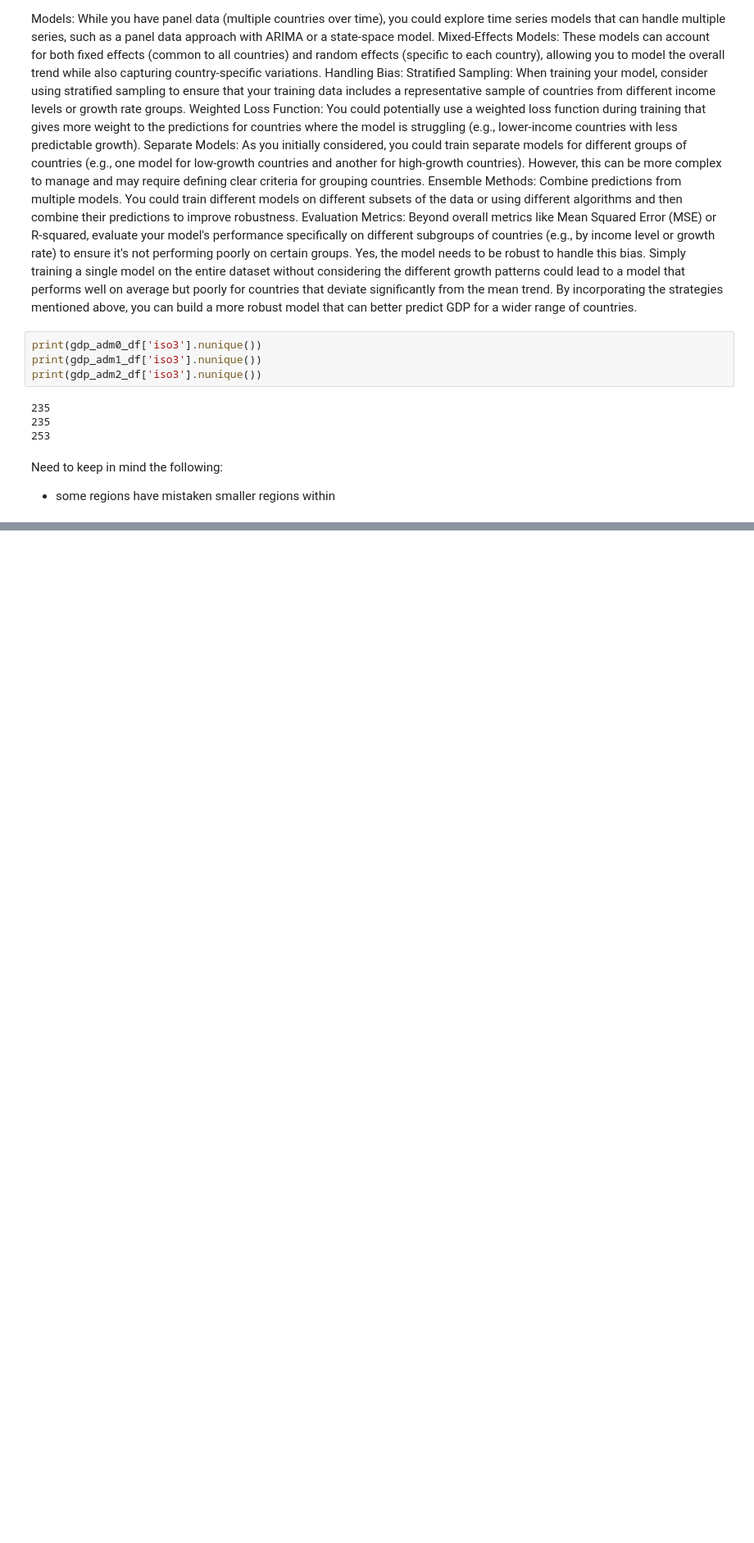
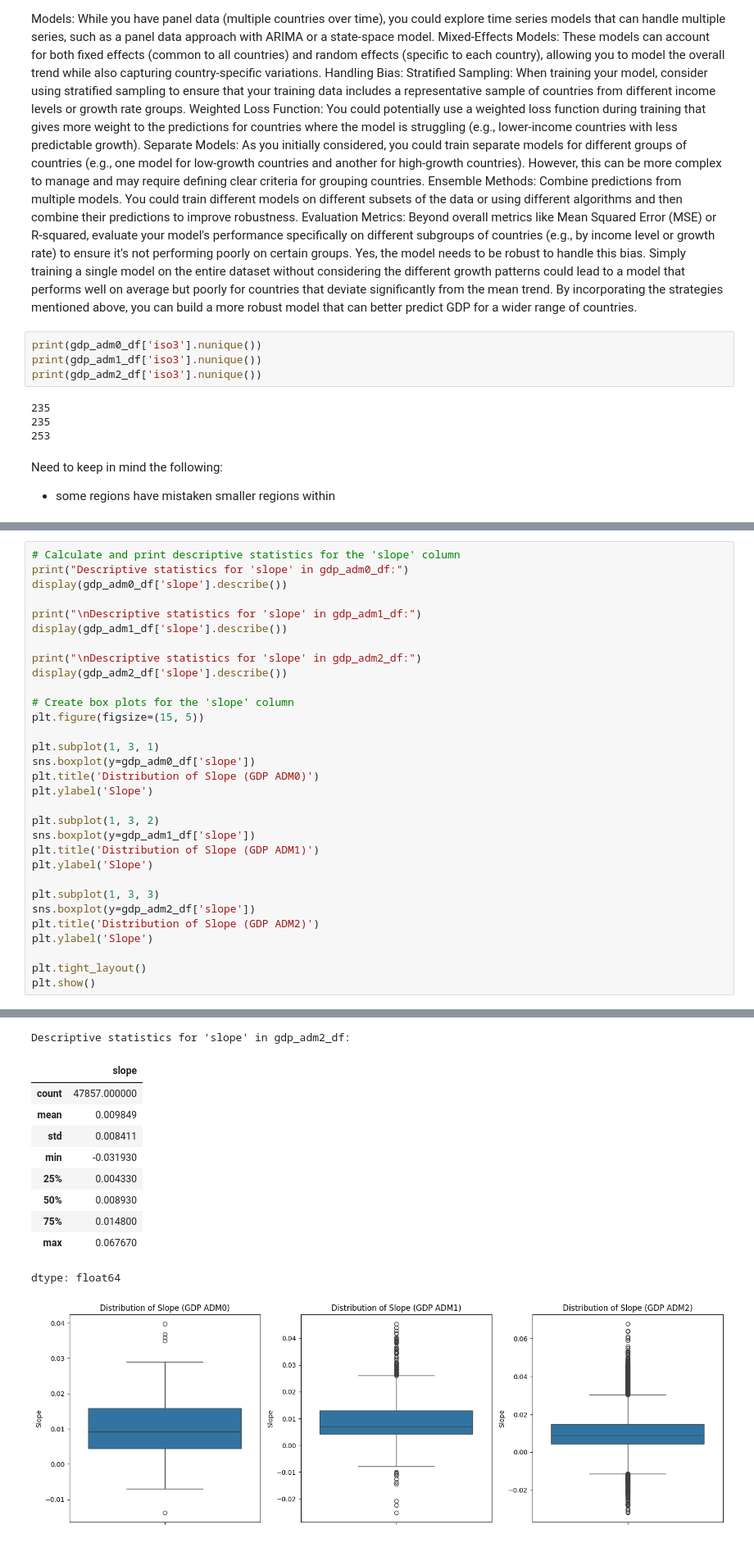
Before and after one commit to Bolu-Adekanmbi/Socioeconomic-Mapping, a Jupyter notebook: notebooks/exploratoryNotebook1.ipynb, the cells around one changed output, grey strips where cells are left out. Shown at 82% size. Cells and saved outputs as stored; diff of their text form; blank space fills up the shorter version.

```diff
--- a/notebooks/exploratoryNotebook1.ipynb
+++ b/notebooks/exploratoryNotebook1.ipynb
@@ -147,0 +429,32 @@ Need to keep in mind the following:
+# %%
+# Calculate and print descriptive statistics for the 'slope' column
+print("Descriptive statistics for 'slope' in gdp_adm0_df:")
+display(gdp_adm0_df['slope'].describe())
+
+print("\nDescriptive statistics for 'slope' in gdp_adm1_df:")
+display(gdp_adm1_df['slope'].describe())
+
+print("\nDescriptive statistics for 'slope' in gdp_adm2_df:")
+display(gdp_adm2_df['slope'].describe())
+
+# Create box plots for the 'slope' column
+plt.figure(figsize=(15, 5))
+
+plt.subplot(1, 3, 1)
+sns.boxplot(y=gdp_adm0_df['slope'])
+plt.title('Distribution of Slope (GDP ADM0)')
+plt.ylabel('Slope')
+
+plt.subplot(1, 3, 2)
+sns.boxplot(y=gdp_adm1_df['slope'])
+plt.title('Distribution of Slope (GDP ADM1)')
+plt.ylabel('Slope')
+
+plt.subplot(1, 3, 3)
+sns.boxplot(y=gdp_adm2_df['slope'])
+plt.title('Distribution of Slope (GDP ADM2)')
+plt.ylabel('Slope')
+
+plt.tight_layout()
+plt.show()
+# %% [output]
@@ -147,0 +483,12 @@ Need to keep in mind the following:
+Descriptive statistics for 'slope' in gdp_adm2_df:
+|  | slope |
+| count | 47857.000000 |
+| mean | 0.009849 |
+| std | 0.008411 |
+| min | -0.031930 |
+| 25% | 0.004330 |
+| 50% | 0.008930 |
+| 75% | 0.014800 |
+| max | 0.067670 |
+dtype: float64
+[figure, added]
```
Also changed, not shown: parts of 34 cells of this notebook.
